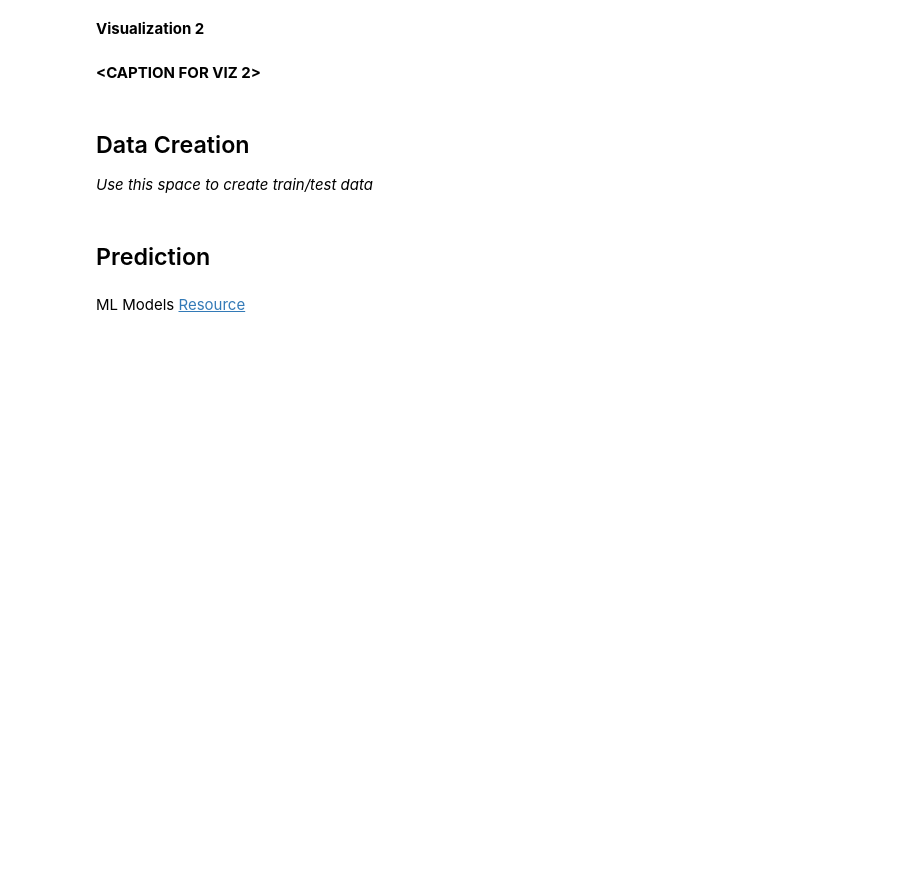
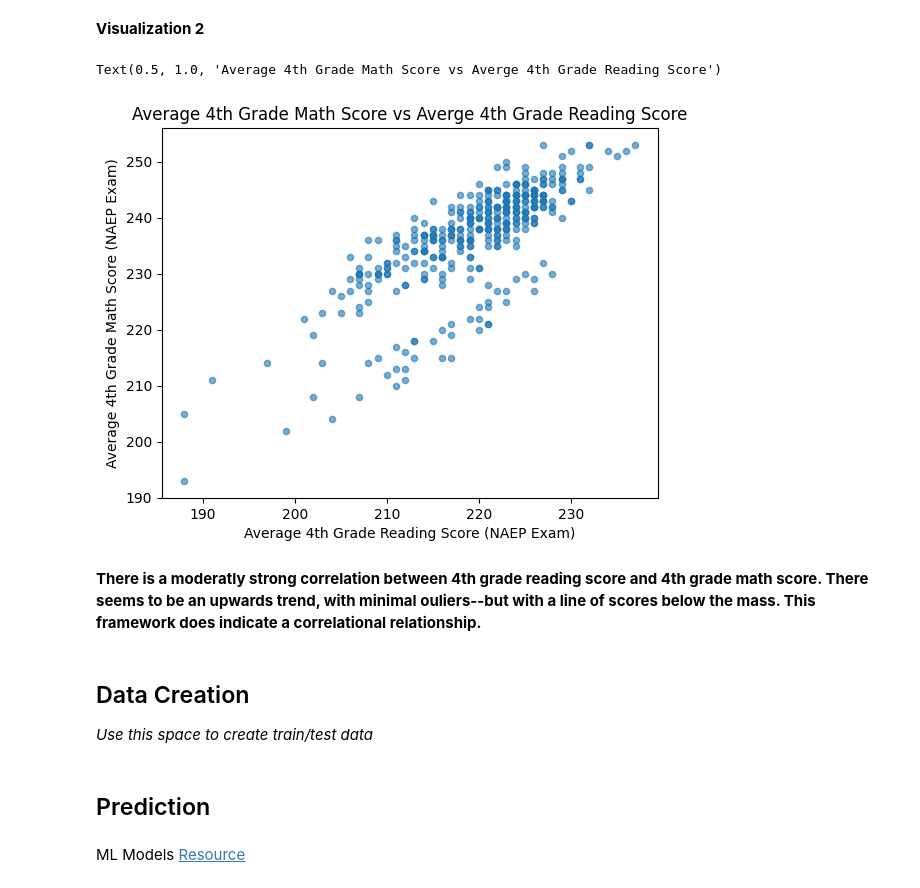
Before and after one commit to jdhirsch/MDST-Tutorial, a Jupyter notebook: tutorial1/checkpoint1.ipynb, the cells around one changed output. Saved outputs shown, nothing was run; the diff lists cells and outputs as text; code cells hidden in the pictures; blank space fills up the shorter version.

```diff
--- a/tutorial1/checkpoint1.ipynb
+++ b/tutorial1/checkpoint1.ipynb
@@ -178,7 +188,15 @@ Investigate the relationship between your chosen response variable and at least
 # %% [markdown]
 **Visualization 2**
-# %% [markdown]
-**<CAPTION FOR VIZ 2>**
+# %%
+df.plot.scatter(x='AVG_READING_4_SCORE', y='AVG_MATH_4_SCORE', alpha=0.6)
+plt.xlabel('Average 4th Grade Reading Score (NAEP Exam)')
+plt.ylabel('Average 4th Grade Math Score (NAEP Exam)')
+plt.title("Average 4th Grade Math Score vs Averge 4th Grade Reading Score")
+# %% [output]
+Text(0.5, 1.0, 'Average 4th Grade Math Score vs Averge 4th Grade Reading Score')
+[figure, added]
+# %% [markdown]
+**There is a moderatly strong correlation between 4th grade reading score and 4th grade math score. There seems to be an upwards trend, with minimal ouliers--but with a line of scores below the mass. This framework does indicate a correlational relationship.**
 # %% [markdown]
 <h2> Data Creation </h2>
 
```
Also changed, not shown: parts of 11 cells of this notebook, 1 other file.
